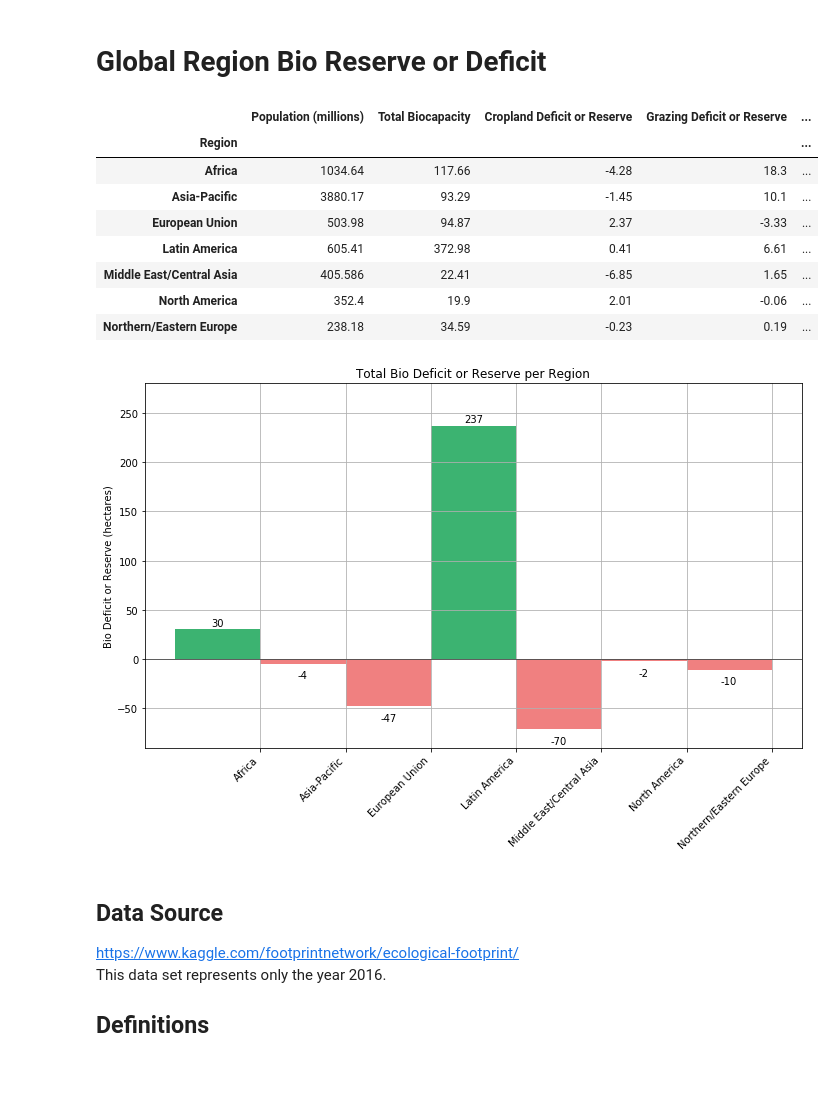
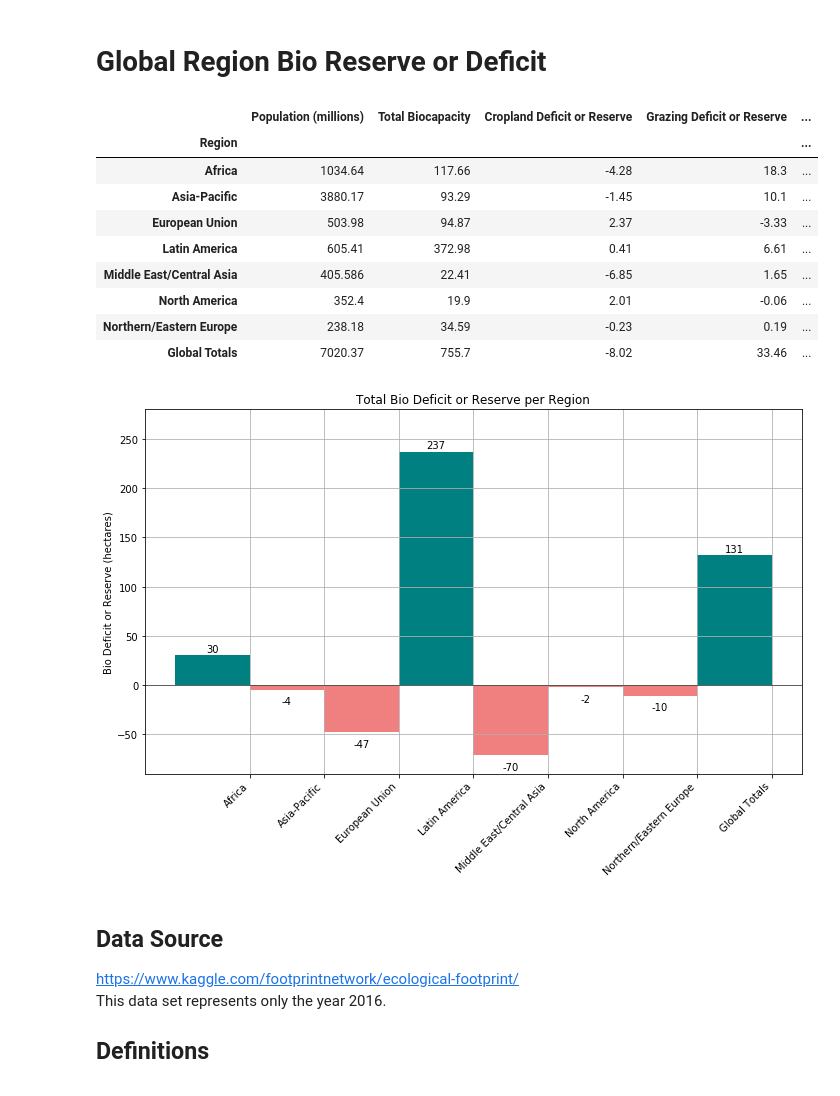
Before and after one commit to limbz-sami/Eco_footprint, a Jupyter notebook: footprint_v_biocapacity.ipynb, the cells around one changed output. Drawn from its saved outputs; the diff is of its cells as text; code cells hidden in the pictures.

```diff
--- a/footprint_v_biocapacity.ipynb
+++ b/footprint_v_biocapacity.ipynb
@@ -225,7 +236,7 @@ region_landuse = pd.DataFrame({
 # Conditional color formatting
 def highlight_pos(value):
     is_pos = value >= 0
-    return ['background-color: mediumseagreen' if v else 'background-color: lightcoral' for v in is_pos]
+    return ['background-color: teal' if v else 'background-color: lightcoral' for v in is_pos]
 
 df_slice = pd.IndexSlice[:, 'Cropland Deficit or Reserve':'Total Bio Deficit or Reserve']
 region_landuse.style.apply(highlight_pos, subset = df_slice)
@@ -239,6 +250,7 @@ region_landuse.style.apply(highlight_pos, subset = df_slice)
 | Middle East/Central Asia | 405.586 | 22.41 | -6.85 | 1.65 | ... |
 | North America | 352.4 | 19.9 | 2.01 | -0.06 | ... |
 | Northern/Eastern Europe | 238.18 | 34.59 | -0.23 | 0.19 | ... |
+| Global Totals | 7020.37 | 755.7 | -8.02 | 33.46 | ... |
 # %%
 # Data lists
 region_list = region_landuse.index.tolist()
@@ -261,35 +273,35 @@ def autolabel(rects):
     for rect in rects:
         bar_height = rect.get_height()
 
         # Formatting if bar is negative or positive
         if bar_height >= 0:
             label_va = bar_height + 3
         else:
             label_va = bar_height - 15
 
         ax.text(rect.get_x() + rect.get_width()/2, label_va,
             str(int(bar_height)), ha='center')
 
 # Color the bars
 bar_color = []
 for change in total_deficit:
     if change <= 0:
         bar_color.append('lightcoral')
     else:
-        bar_color.append('mediumseagreen')
+        bar_color.append('teal')
 
 # Plot the chart
 bar_format = ax.bar(x_ticks - 0.5, total_deficit, width=1.0, color=bar_color)
 
 # Call function to label the bars
 autolabel(bar_format)
 
 # Save and show the figure
 plt.tight_layout()
 plt.savefig('Images/bio-deficit-reserve.png')
 plt.show()
 # %% [output]
-[figure, old version]
+[figure, new version]
 # %% [markdown]
 ## Data Source
 https://www.kaggle.com/footprintnetwork/ecological-footprint/
```
Also changed, not shown: parts of 6 cells of this notebook, 3 other files.
